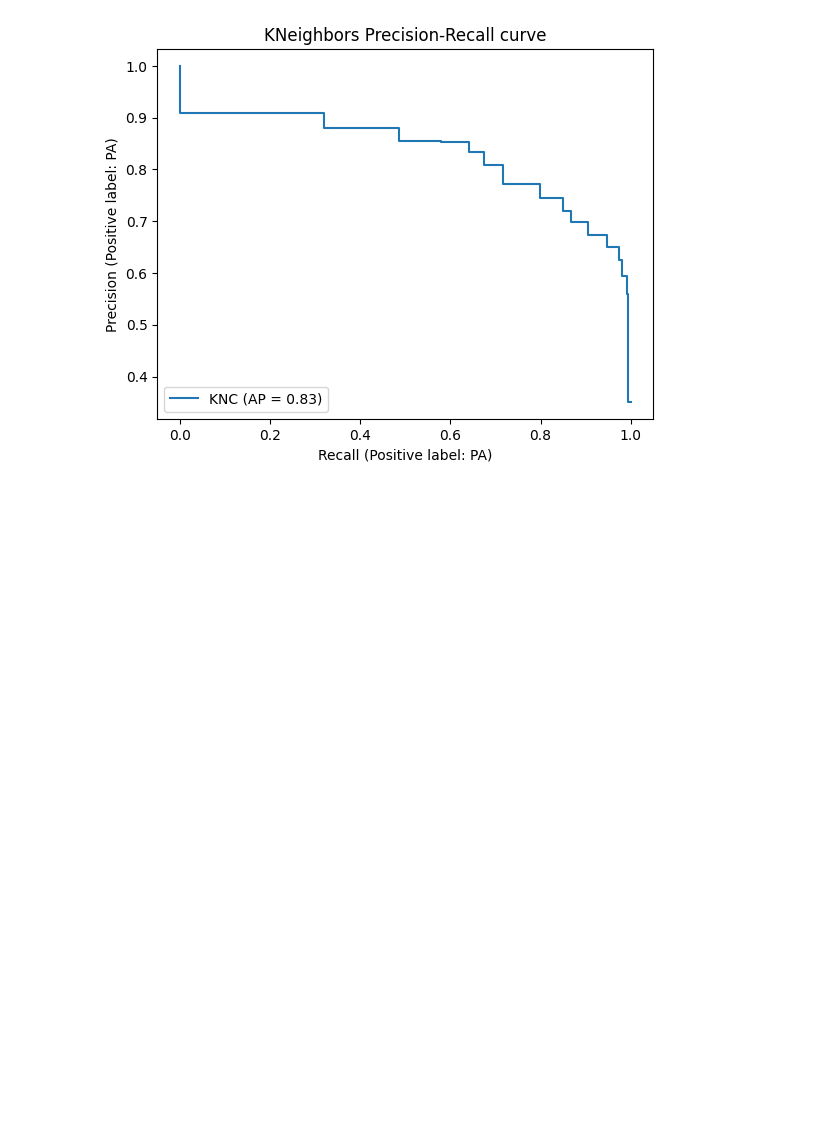
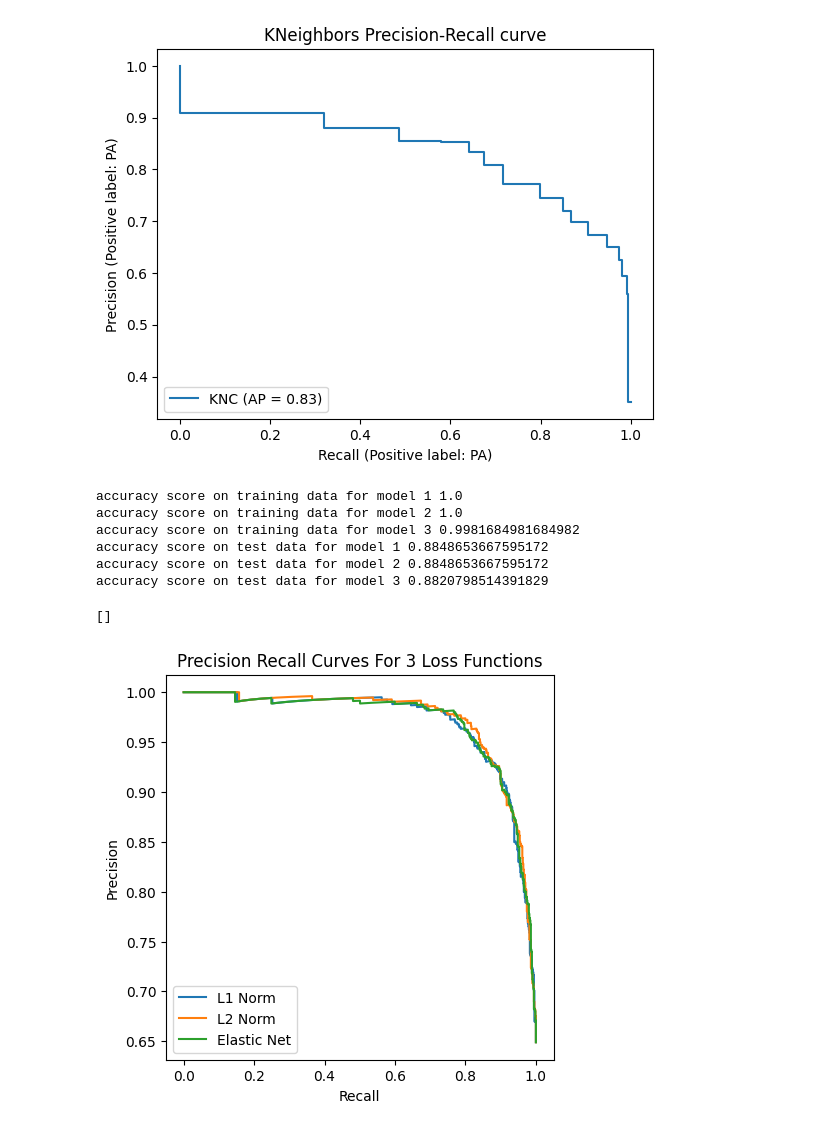
Before and after one commit to ajlukasiewicz/Team_9_MacLearn, a Jupyter notebook: Prediction_of_plant_associated_bacteria.ipynb, the cells around one changed output. Cells and saved outputs as stored; diff of their text form; code cells hidden in the pictures; blank space fills up the shorter version.

```diff
--- a/Prediction_of_plant_associated_bacteria.ipynb
+++ b/Prediction_of_plant_associated_bacteria.ipynb
@@ -299,3 +299,52 @@ display = PrecisionRecallDisplay.from_estimator(
 _ = display.ax_.set_title("KNeighbors Precision-Recall curve")
 # %% [output]
 [figure]
+# %%
+#SC
+# Train Logistic Regression Model - 3 Versions
+
+# https://scikit-learn.org/stable/modules/generated/sklearn.linear_model.LogisticRegression.html
+
+clf = LogisticRegression(random_state=42, max_iter = 500, penalty = 'l2').fit(X_train, y_train)
+clf2 = LogisticRegression(random_state=42, max_iter = 5000, penalty = 'elasticnet', solver = 'saga', l1_ratio = 0.5).fit(X_train, y_train)
+clf3 = LogisticRegression(random_state=42, max_iter = 5000, penalty = 'l1', solver = 'saga').fit(X_train, y_train)
+
+y_pred_1 = clf.predict_proba(X_test)
+y_pred_2 = clf2.predict_proba(X_test)
+y_pred_3 = clf3.predict_proba(X_test)
+
+print("accuracy score on training data for model 1 " + str(clf.score(X_train, y_train)))
+print("accuracy score on training data for model 2 " + str(clf2.score(X_train, y_train)))
+print("accuracy score on training data for model 3 " + str(clf3.score(X_train, y_train)))
+
+print("accuracy score on test data for model 1 " + str(clf.score(X_test, y_test)))
+print("accuracy score on test data for model 2 " + str(clf2.score(X_test, y_test)))
+print("accuracy score on test data for model 3 " + str(clf3.score(X_test, y_test)))
+# %% [output]
+accuracy score on training data for model 1 1.0
+accuracy score on training data for model 2 1.0
+accuracy score on training data for model 3 0.9981684981684982
+accuracy score on test data for model 1 0.8848653667595172
+accuracy score on test data for model 2 0.8848653667595172
+accuracy score on test data for model 3 0.8820798514391829
+# %%
+#SC
+#plot pr curves for each model
+precision_1, recall_1, thresholds_1 = precision_recall_curve(y_test, y_pred_1[:,0], pos_label = ["NPA"])
+precision_2, recall_2, thresholds_2 = precision_recall_curve(y_test, y_pred_2[:,0], pos_label = ["NPA"])
+precision_3, recall_3, thresholds_3 = precision_recall_curve(y_test, y_pred_3[:,0], pos_label = ["NPA"])
+
+fig, ax = plt.subplots(1, figsize=(5, 5))
+
+ax.plot(recall_3, precision_3)
+ax.plot(recall_1, precision_1)
+ax.plot(recall_2, precision_2)
+ax.legend(['L1 Norm', 'L2 Norm', 'Elastic Net'])
+ax.set_title('Precision Recall Curves For 3 Loss Functions')
+ax.set_xlabel('Recall')
+ax.set_ylabel('Precision')
+
+plt.plot()
+# %% [output]
+[]
+[figure, added]
```
Also changed, not shown: parts of 1 cell of this notebook.
